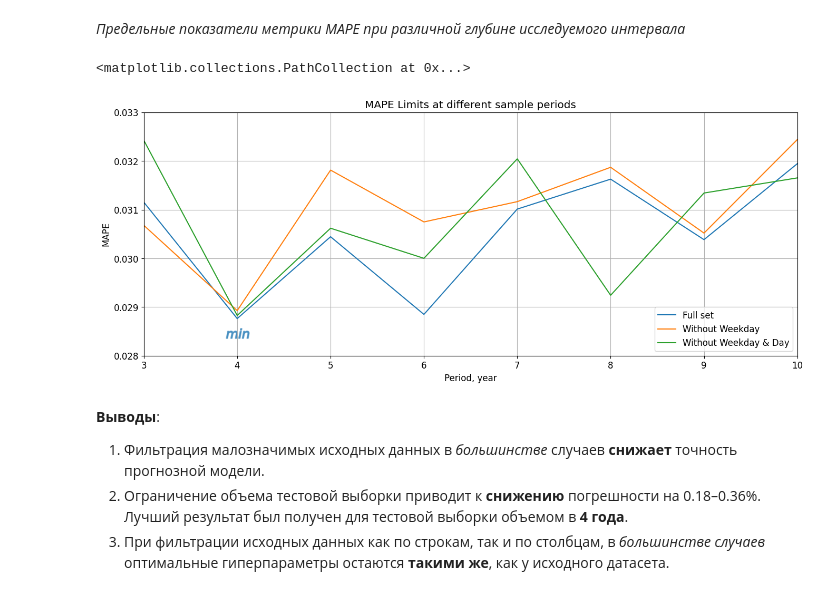
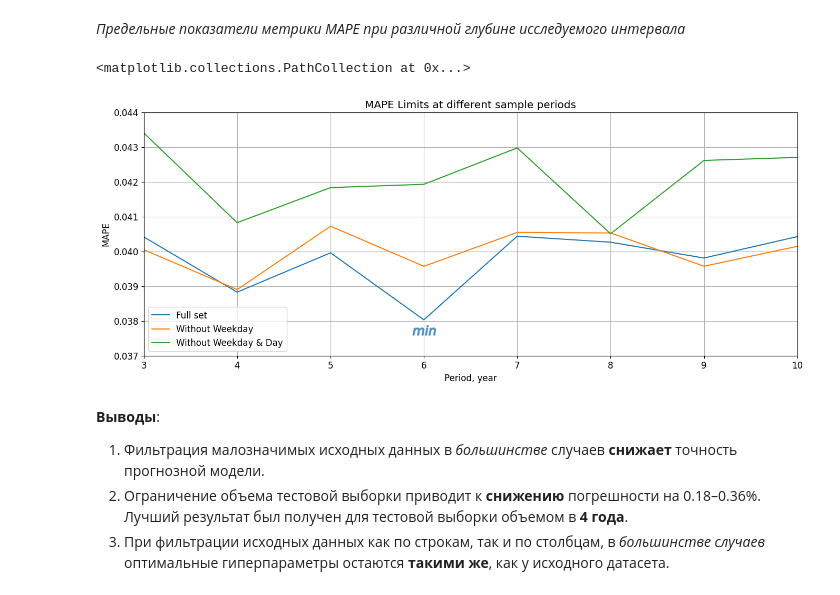
Before and after one commit to caapel/ForecastPowerEnergy, a Jupyter notebook: volume_energy_analisys(2023) XGBoost.ipynb, the cells around one changed output. Drawn from its saved outputs; the diff is of its cells as text; code cells hidden in the pictures.

```diff
--- a/volume_energy_analisys(2023) XGBoost.ipynb
+++ b/volume_energy_analisys(2023) XGBoost.ipynb
@@ -25,8 +120,13 @@ from sklearn.model_selection import RandomizedSearchCV
+# %%
+warnings.filterwarnings('ignore') # супрессим предупреждения https
+
+df = get_data()
+
+warnings.filterwarnings("default") # возвращаем предупреждения к дефолтным настройкам
 # %% [markdown]
 # Подготовка обучающего и тестового фрейма
 # %%
 # формируем генеральную совокупность
-df = pd.read_excel('Tatarstan.xlsx')
 df = df[['Year', 'Month', 'Day', 'Hour', 'Volume']]
 
 df['date'] = pd.to_datetime(df[['Year', 'Month', 'Day']])
@@ -34,6 +134,7 @@ df['Weekday'] = df['date'].dt.weekday  # добавление дня недел
 df = df.drop('date', axis=1)
 df = df.drop_duplicates(subset=['Year', 'Month', 'Day', 'Hour'])  # удаление возможных дубликатов
 df = df[['Year', 'Month', 'Day', 'Hour', 'Weekday', 'Volume']]  # упорядочиваем столбцы
+df.reset_index(drop=True, inplace=True)
 
 # формируем обучающий датафрейм
 df_train = df[df['Year'] < 2023]
@@ -368,9 +483,9 @@ for time in range(2020, 2012, -1):
                                   'MAPE':[]})
 
         node = 0  # индекс узла сетки промежуточного датафрейма
-        for i in range(3, 13):  # глубина дерева (max_depth)
+        for i in range(2, 13):  # глубина дерева (max_depth)
             for j in range(4, 20):  # количество деревьев (n_estimators)
-                model = xgb.XGBRegressor(max_depth=i, n_estimators=j, tree_method='gpu_hist') # обучаем модель
+                model = xgb.XGBRegressor(max_depth=i, n_estimators=j, tree_method = 'gpu_hist') # обучаем модель
                 model.fit(df_boost_train[dataset[data]], df_boost_train['Volume'])
 
                 df_boost_test[predictions[data]] = model.predict(df_boost_test[dataset[data]])
@@ -420,28 +535,28 @@ df_general_result.style.highlight_min(color='yellowgreen', subset='MAPE')
 # %%
 plot_gen = list()
 for i in range(len(messages)):
     plot_gen.append(df_general_result[df_general_result['set'] == messages[i]])
     plot_gen[i]=plot_gen[i][['period', 'MAPE']]
     plot_gen[i].set_index('period', inplace= True)
     plot_gen[i] = plot_gen[i].rename(columns={'MAPE': messages[i].rstrip()[:-1]})
 
 pd.concat([plot_gen[i] for i in range(3)], axis=1).plot(figsize=(16,6),
                                                         title='MAPE Limits at different sample periods',
-                                                        xlim=(3, 10), ylim=(0.028, 0.033),
+                                                        xlim=(3, 10), ylim=(0.037, 0.044),
                                                         xlabel='Period, year',
                                                         ylabel='MAPE',
                                                         legend=True,
                                                         grid=True)
 
 plt.scatter(df_general_result.period[df_general_result.MAPE.idxmin()],
             df_general_result.MAPE.min()-0.0003,
             linewidth=1.5,
             marker='$min$',
             alpha=0.6,
             s=1000)
 # %% [output]
 <matplotlib.collections.PathCollection at 0x...>
-[figure, old version]
+[figure, new version]
 # %% [markdown]
 **Выводы**:
 1. Фильтрация малозначимых исходных данных в *большинстве* случаев **снижает** точность прогнозной модели.
```
Also changed, not shown: parts of 41 cells of this notebook, 7 other files.
